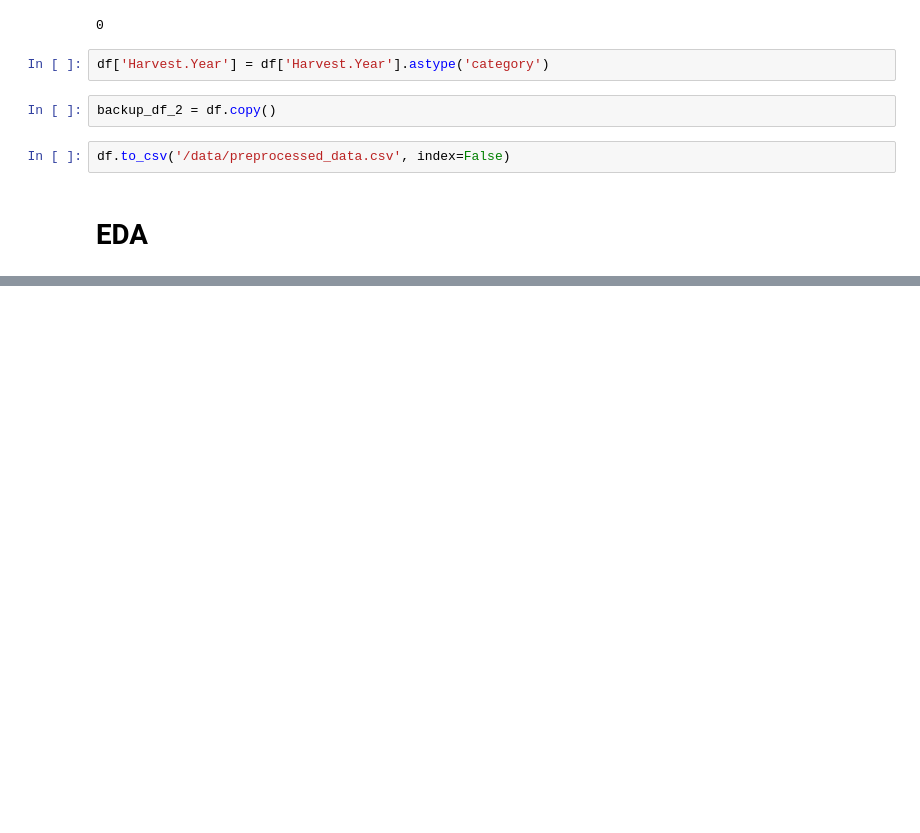
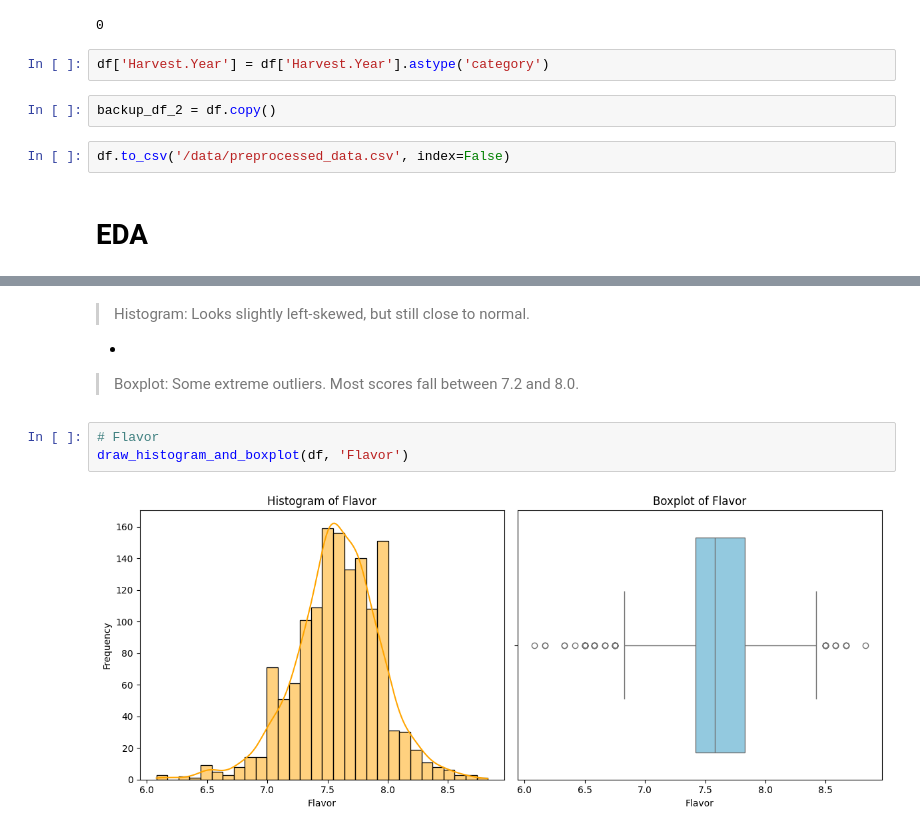
Before and after one commit to SonalJayasinghe/brewlytics, a Jupyter notebook: src/coffee filter/coffee_filter.ipynb, the cells around one changed output, grey strips where cells are left out. Cells and saved outputs as stored; diff of their text form; blank space fills up the shorter version.

```diff
--- a/src/coffee filter/coffee_filter.ipynb
+++ b/src/coffee filter/coffee_filter.ipynb
@@ -1329,0 +1396,9 @@ display(dtypes_df)
+# %% [markdown]
+>Histogram: Looks slightly left-skewed, but still close to normal.
+*
+>Boxplot: Some extreme outliers. Most scores fall between 7.2 and 8.0.
+# %%
+# Flavor
+draw_histogram_and_boxplot(df, 'Flavor')
+# %% [output]
+[figure, added]
```
Also changed, not shown: parts of 108 cells of this notebook, 1 other file.
